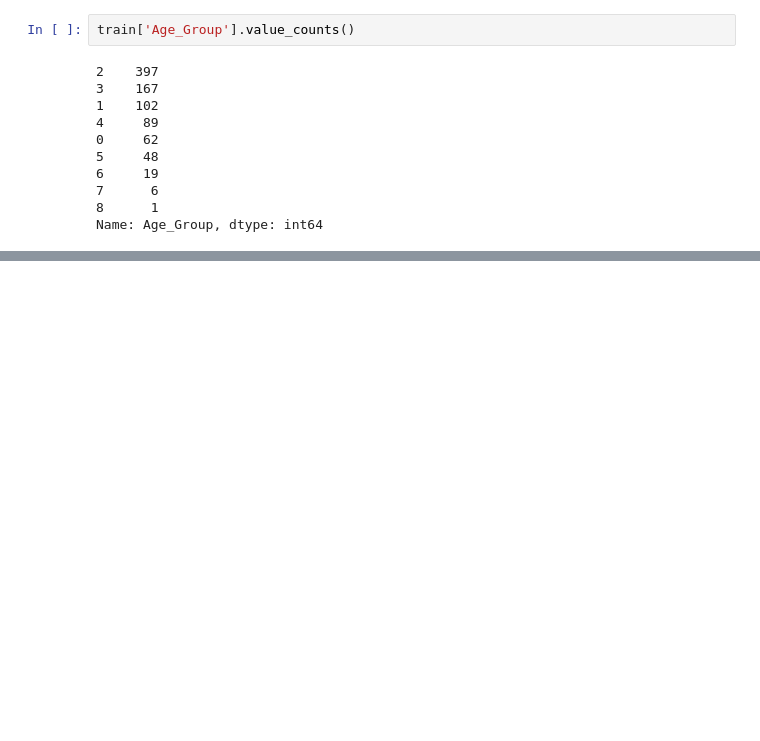
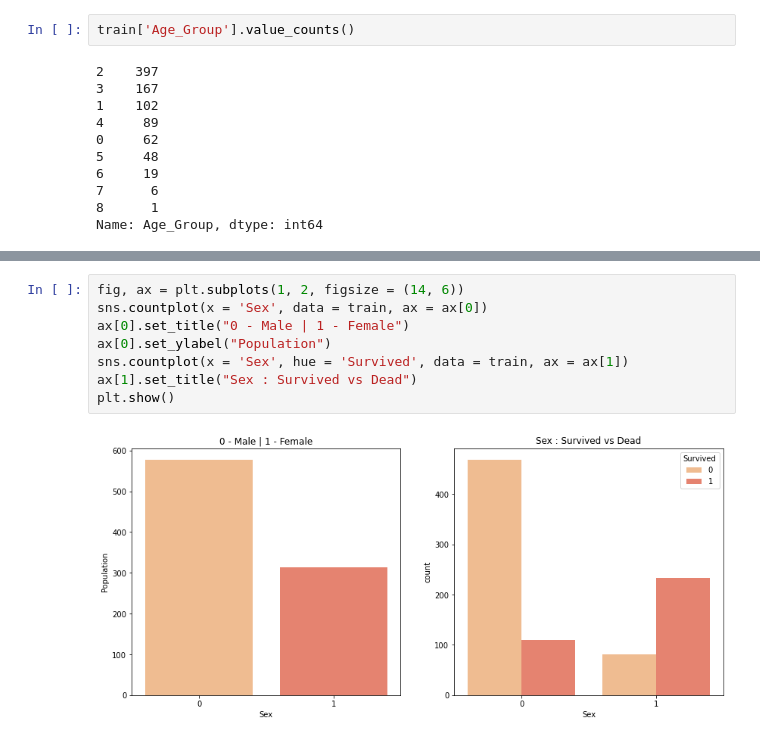
Before and after one commit to piyushmohan01/Exploratory-Data-Analysis, a Jupyter notebook: Titanic-Dataset/EDA-Titanic.ipynb, the cells around one changed output, grey strips where cells are left out. Cells and saved outputs as stored; diff of their text form; blank space fills up the shorter version.

```diff
--- a/Titanic-Dataset/EDA-Titanic.ipynb
+++ b/Titanic-Dataset/EDA-Titanic.ipynb
@@ -553,0 +587,10 @@ train.head()
+# %%
+fig, ax = plt.subplots(1, 2, figsize = (14, 6))
+sns.countplot(x = 'Sex', data = train, ax = ax[0])
+ax[0].set_title("0 - Male | 1 - Female")
+ax[0].set_ylabel("Population")
+sns.countplot(x = 'Sex', hue = 'Survived', data = train, ax = ax[1])
+ax[1].set_title("Sex : Survived vs Dead")
+plt.show()
+# %% [output]
+[figure, added]
```
Also changed, not shown: parts of 17 cells of this notebook, 2 other files.
